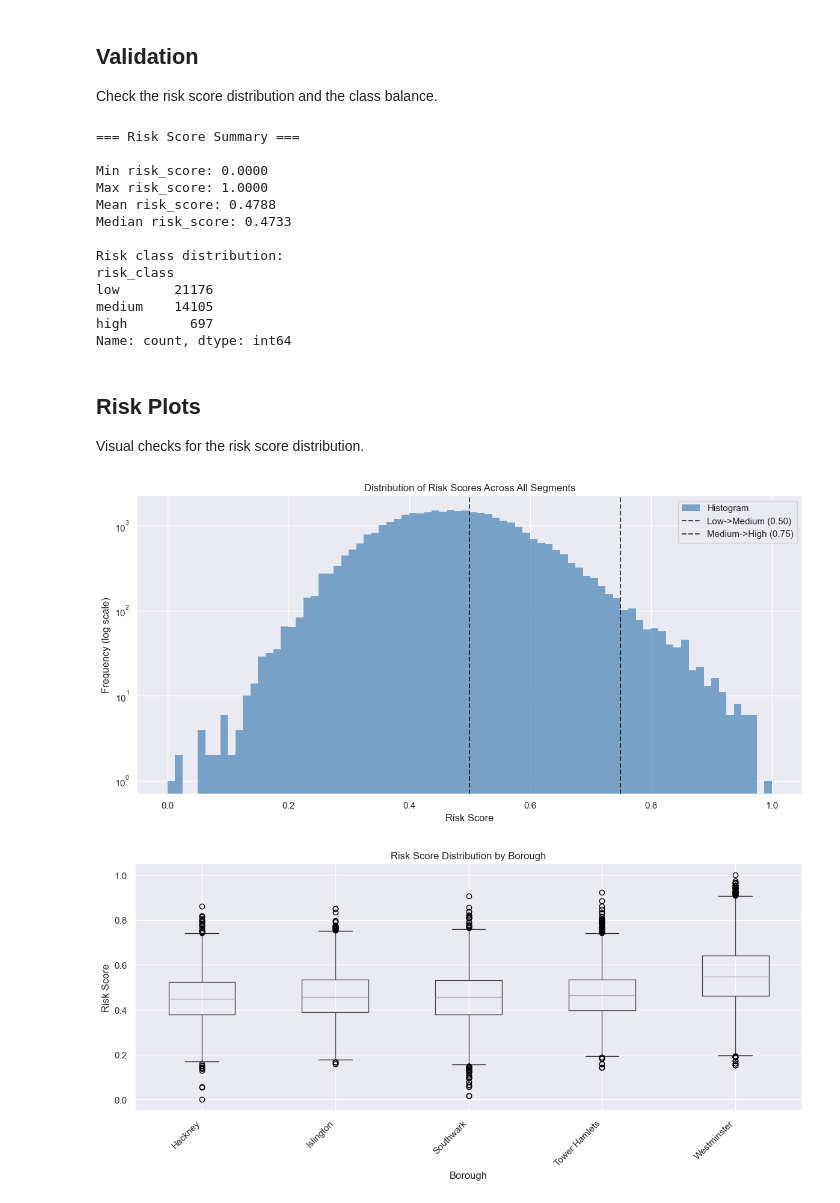
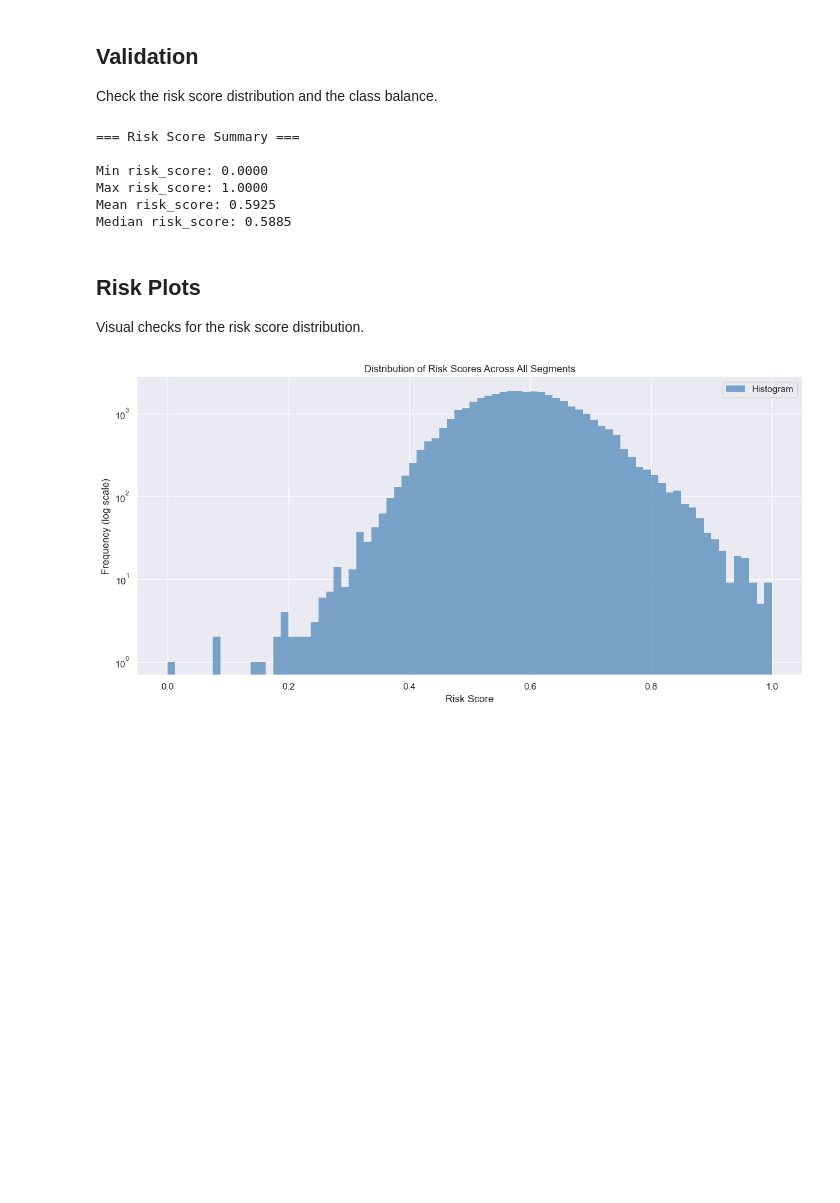
Before and after one commit to modnas-m/MaCAD26-G01-DataEncoding, a Jupyter notebook: notebooks/02_RiskScore_Calc.ipynb, the cells around one changed output. Saved outputs shown, nothing was run; the diff lists cells and outputs as text; code cells hidden in the pictures; blank space fills up the shorter version.

Commit message:
risk score calc revision

```diff
--- a/notebooks/02_RiskScore_Calc.ipynb
+++ b/notebooks/02_RiskScore_Calc.ipynb
@@ -18,7 +18,7 @@ warnings.filterwarnings('ignore')
 sns.set_theme(rc={'figure.figsize': (8, 8)})
 pd.set_option('display.float_format', '{:.3f}'.format)
 
-FEATURES_CACHE = os.path.join('..', 'csv', 'features_all_boroughs_with_location_id_augmented.csv')
+FEATURES_CACHE = os.path.join('..', 'csv', 'features_all_boroughs_with_location_id_augmented_pps.csv')
 OUTPUT_PATH = os.path.join('..', 'csv', 'segment_risk_scores_w-id.csv')
 
 ALLOWED_BOROUGH_NAMES = [
@@ -29,7 +29,7 @@ ALLOWED_BOROUGH_NAMES = [
     'London Borough of Southwark, London, UK',
 ]
 
-FEATURE_COLS = ['lighting', 'visibility', 'connectivity', 'enclosure', 'public_transport_proximity_m', 'dominant_land_use_score']
+FEATURE_COLS = ['lighting', 'visibility', 'connectivity', 'enclosure', 'public_transport_proximity_m', 'dominant_land_use_score', 'pedestrian_priority_score']
 # %% [markdown]
 ## Load Filtered Features
 Loads the prepared feature CSV and keeps only the five target boroughs.
@@ -76,6 +76,7 @@ features['lighting_norm'] = norm_col(features['lighting'] if 'lighting' in featu
 features['visibility_norm'] = norm_col(features['visibility'] if 'visibility' in features.columns else pd.Series(0.0, index=features.index))
 features['connectivity_norm'] = norm_col(features['connectivity'] if 'connectivity' in features.columns else pd.Series(0.0, index=features.index))
 features['enclosure_norm'] = norm_col(features['enclosure'] if 'enclosure' in features.columns else pd.Series(0.0, index=features.index))
+features['pedestrian_priority_score_norm'] = norm_col(features['pedestrian_priority_score'] if 'pedestrian_priority_score' in features.columns else pd.Series(0.0, index=features.index))
 
 # Transport proximity: keep existing behavior (use public_transport_proximity_m or nearest of rail/bus), clip at 800m
 if 'public_transport_proximity_m' in features.columns:
@@ -225,85 +231,29 @@ print(f'Min risk_score: {features["risk_score"].min():.4f}')
 print(f'Max risk_score: {features["risk_score"].max():.4f}')
 print(f'Mean risk_score: {features["risk_score"].mean():.4f}')
 print(f'Median risk_score: {features["risk_score"].median():.4f}')
-print(f'\nRisk class distribution:')
-print(features['risk_class'].value_counts().sort_index())
 # %% [output]
 === Risk Score Summary ===
 
 Min risk_score: 0.0000
 Max risk_score: 1.0000
-Mean risk_score: 0.4788
-Median risk_score: 0.4733
-
-Risk class distribution:
-risk_class
-low       21176
-medium    14105
-high        697
-Name: count, dtype: int64
+Mean risk_score: 0.5925
+Median risk_score: 0.5885
 # %% [markdown]
 ## Risk Plots
 Visual checks for the risk score distribution.
 # %%
 os.makedirs('plots', exist_ok=True)
 
 fig, ax = plt.subplots(figsize=(12, 6))
 ax.hist(features['risk_score'], bins=80, color='steelblue', alpha=0.7, edgecolor='none', label='Histogram')
 ax.set_xlabel('Risk Score')
 ax.set_ylabel('Frequency (log scale)')
 ax.set_yscale('log')
 ax.set_title('Distribution of Risk Scores Across All Segments')
-ax.axvline(threshold_low_med, color='black', linestyle='--', linewidth=1.5, alpha=0.7,
-           label=f'Low->Medium ({threshold_low_med:.2f})')
-ax.axvline(threshold_med_high, color='black', linestyle='--', linewidth=1.5, alpha=0.7,
-           label=f'Medium->High ({threshold_med_high:.2f})')
 ax.set_xlim([features['risk_score'].min() - 0.05, features['risk_score'].max() + 0.05])
 ax.legend(); ax.spines[['top', 'right']].set_visible(False)
 plt.tight_layout()
 plt.savefig('plots/risk_score_distribution.png', dpi=150, bbox_inches='tight')
 plt.show()
-
-fig, ax = plt.subplots(figsize=(12, 6))
-features_copy = features.copy()
-features_copy['borough_short'] = (features_copy['borough']
-    .str.replace('London Borough of ', '').str.replace(', London, UK', '').str.replace('City of ', ''))
-features_copy.boxplot(column='risk_score', by='borough_short', ax=ax)
-ax.set_xlabel('Borough'); ax.set_ylabel('Risk Score')
-ax.set_title('Risk Score Distribution by Borough')
-plt.suptitle(''); plt.xticks(rotation=45, ha='right')
-plt.tight_layout()
-plt.savefig('plots/risk_score_by_borough.png', dpi=150, bbox_inches='tight')
-plt.show()
-
-fig, axes = plt.subplots(2, 1, figsize=(12, 10))
-class_counts = features['risk_class'].value_counts().reindex(['low', 'medium', 'high'])
-colors_list = ['#C8E6C9', '#FFF9C4', '#FFCCBC']
-bars = axes[0].bar(class_counts.index, class_counts.values, color=colors_list, edgecolor='black',
-                   linewidth=2, alpha=0.85)
-for bar in bars:
-    height = bar.get_height()
-    axes[0].text(bar.get_x() + bar.get_width()/2., height, f'{int(height):,}',
-                 ha='center', va='bottom', fontweight='bold', fontsize=11)
-axes[0].set_ylabel('Number of Segments', fontsize=12, fontweight='bold')
-axes[0].set_title('Segments by Risk Class', fontsize=12, fontweight='bold')
-axes[0].grid(True, alpha=0.3, axis='y', linestyle='--')
-axes[0].spines[['top', 'right']].set_visible(False)
-
-axes[1].hist(features['risk_score'], bins=50, color='steelblue', edgecolor='black',
-             linewidth=0.5, alpha=0.7)
-axes[1].set_xlabel('Risk Score', fontsize=12, fontweight='bold')
-axes[1].set_ylabel('Number of Segments', fontsize=12, fontweight='bold')
-axes[1].set_title('Risk Score Distribution', fontsize=12, fontweight='bold')
-axes[1].axvline(threshold_low_med, color='red', linestyle='--', linewidth=2, alpha=0.7,
-                label=f'Low->Medium ({threshold_low_med:.2f})')
-axes[1].axvline(threshold_med_high, color='darkred', linestyle='--', linewidth=2, alpha=0.7,
-                label=f'Medium->High ({threshold_med_high:.2f})')
-axes[1].legend(fontsize=10)
-axes[1].grid(True, alpha=0.3, axis='y', linestyle='--')
-axes[1].spines[['top', 'right']].set_visible(False)
-plt.tight_layout()
-plt.savefig('plots/risk_score_by_class.png', dpi=150, bbox_inches='tight')
-plt.show()
 # %% [output]
-[figure, old version]
+[figure, new version]
-[figure, removed]
```
Also changed, not shown: parts of 8 cells of this notebook, 2 other files.
